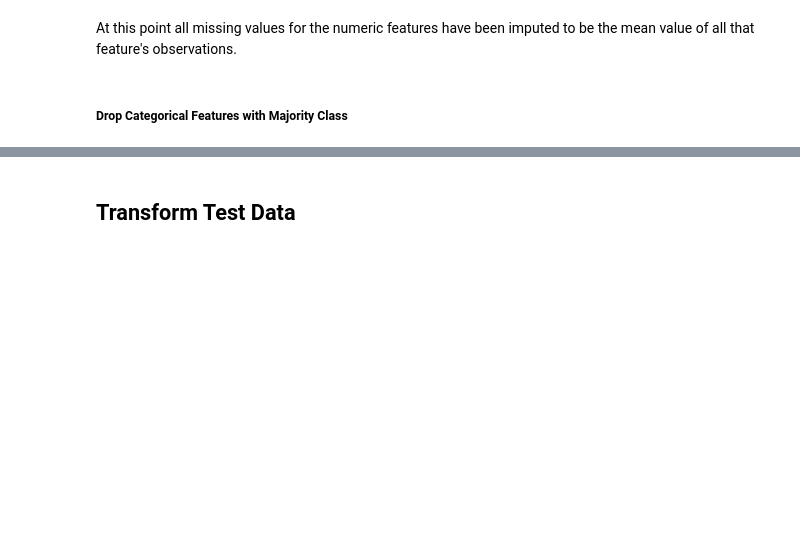
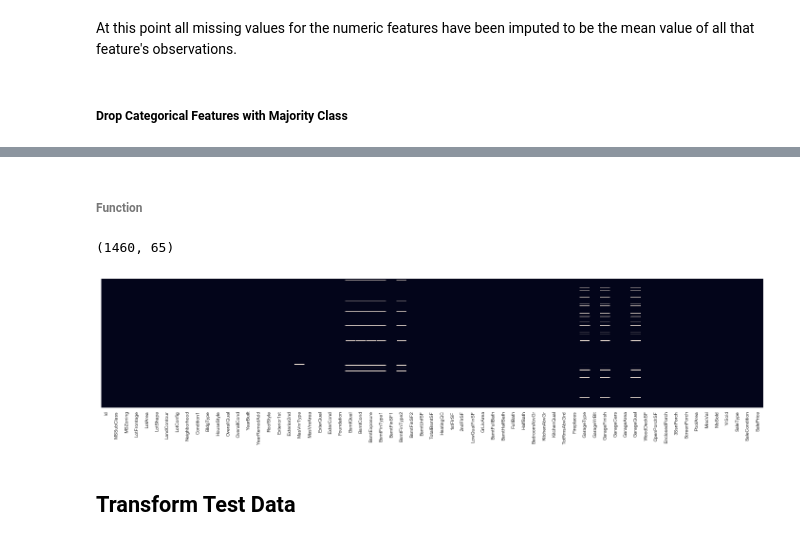
Before and after one commit to ProgrammingBishop/python, a Jupyter notebook: competitions/housing_prices.ipynb, the cells around one changed output, grey strips where cells are left out. Saved outputs shown, nothing was run; the diff lists cells and outputs as text; code cells hidden in the pictures; blank space fills up the shorter version.

Commit message:
Dropped features with lack of diversity in class values

```diff
--- a/competitions/housing_prices.ipynb
+++ b/competitions/housing_prices.ipynb
@@ -249,3 +251,49 @@ At this point all missing values for the numeric features have been imputed to b
+# %%
+def get_categorical_indices( df ):
+    indices = []
+
+    for i in range( len( train_df.columns ) ):
+        if train_df[ train_df.columns[i] ].dtype == 'object':
+            indices.append(i)
+
+    return indices
+# %%
+indices = get_categorical_indices( train_df )
+# %% [markdown]
+###### Function
+# %%
+def drop_majority_class_columns( df, indices ):
+    class_count  = None
+    drop_columns = []
+
+    # For Every Column
+    for i in range( 1, len( df.columns ) ):
+        # If Column is Categorical
+        if i in indices:
+            # Get Count of Feature's Each Unique Value
+            drop_feature = False
+            class_count  = train_df[ train_df.columns[i] ].value_counts()
+
+            # For Every Unique Value
+            for j in range( len( class_count ) ):
+                # If the Unique Value is the Majority
+                if ( class_count[j] / len( df ) ) > .9:
+                    # Drop the Feature Altogether
+                    drop_feature = True
+
+            if drop_feature:
+                drop_columns.append( df.columns[i] )
+
+    return drop_columns
+# %%
+train_df.drop( drop_majority_class_columns( train_df, indices ), axis = 1, inplace = True )
+train_df.shape
+# %% [output]
+(1460, 65)
+# %%
+na_heatmap( train_df )
+# %% [output]
+[figure, added]
 # %% [markdown]
 ## Transform Test Data
 # %% [markdown]
```
Also changed, not shown: parts of 4 cells of this notebook.
